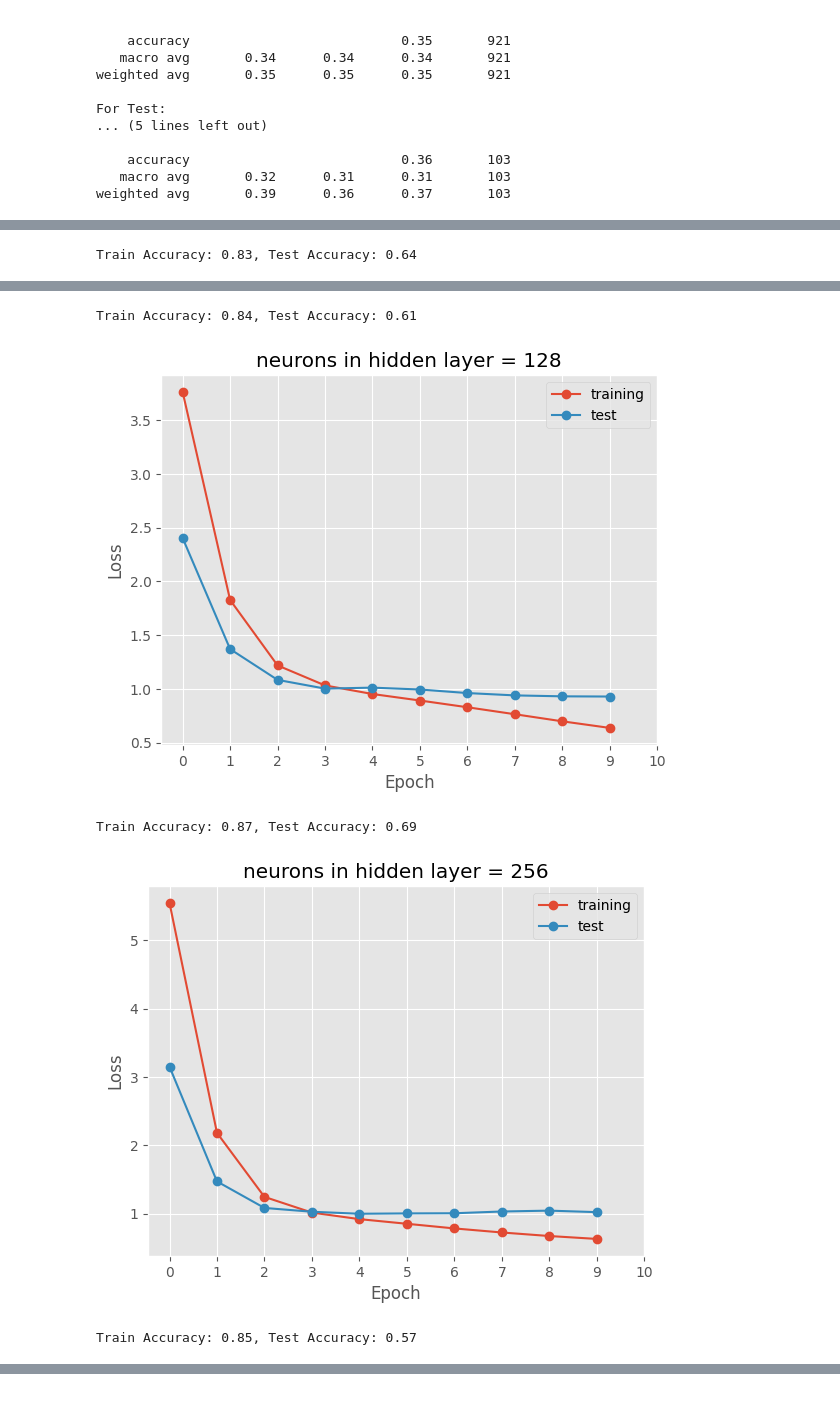
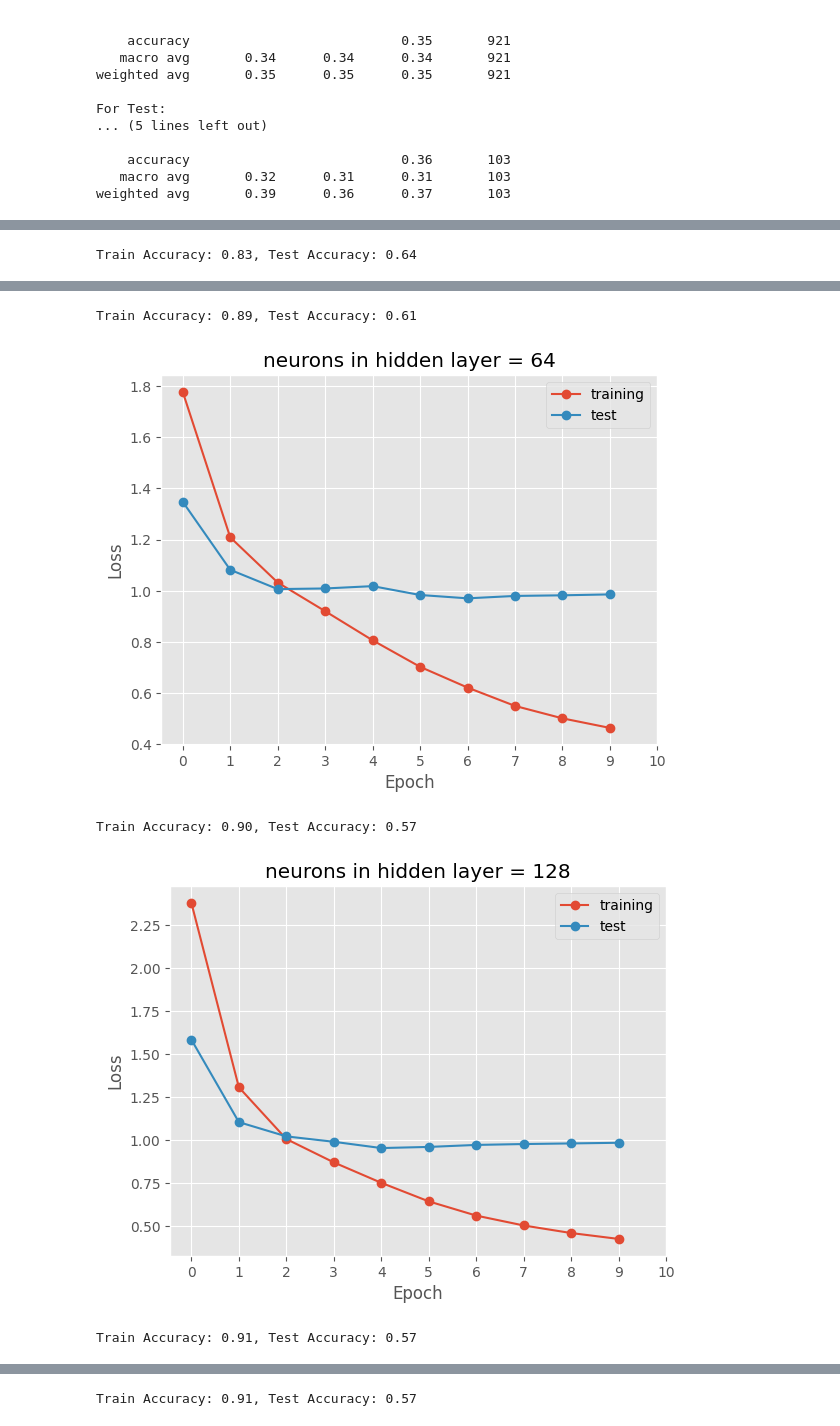
Before and after one commit to AnishD11/Sentiment-Analysis-of-Climate-Headlines, a Jupyter notebook: climate_headline.ipynb, the cells around one changed output, grey strips where cells are left out. Drawn from its saved outputs; the diff is of its cells as text; code cells hidden in the pictures.

```diff
--- a/climate_headline.ipynb
+++ b/climate_headline.ipynb
@@ -463,19 +478,19 @@ weighted avg       0.39      0.36      0.37       103
 # %%
-#Constructing Tokenizer class
-t = Tokenizer() #Tokenizer class constructor for training documents
+# constructing Tokenizer class for training documents
+t = Tokenizer()
 
-#Fitting Tokenizer to the train data
+# fit the Tokenizer to the training data to build the vocabulary
 t.fit_on_texts(x_train)
 
+# a function to tokenize and pad the data
 def pad_data(sequences, max_length):
-
-  # Integer encode the documents
-  encoded_docs = t.texts_to_sequences(sequences)
-  # Pad documents to a max length of 65 words)
-  padded_data = pad_sequences(encoded_docs, maxlen=max_length, padding='post')
+  encoded_docs = t.texts_to_sequences(sequences) # convert words to integer tokens
+  padded_data = pad_sequences(encoded_docs, maxlen=max_length, padding='post') # pad sequences of integer tokens
   return padded_data
 
-x_train_padded = pad_data(x_train, 70)
-x_test_padded = pad_data(x_test, 70)
+# aplly tokenization and padding
+# max length is chosen cosidering the text length disitribution and model's performance
+x_train_padded = pad_data(x_train, 40)
+x_test_padded = pad_data(x_test, 40)
 print(x_train_padded)
 # %% [output]
@@ -498,6 +514,5 @@ The training set vocab size is 1386
 # %%
 def build_model(vocab_size, embedding_dim, neuron, lambda_val):
-    keras.backend.clear_session()
     keras.utils.set_random_seed(0)
 
     model = Sequential([
@@ -507,7 +522,7 @@ def build_model(vocab_size, embedding_dim, neuron, lambda_val):
         Dense(units=3, activation='linear')
     ])
 
-    # Compile the model
+    # compile the model
     model.compile(
         loss=keras.losses.SparseCategoricalCrossentropy(from_logits=True),
         metrics=['accuracy'],
@@ -527,11 +543,11 @@ def plot_history(history, parameter, title):
   plt.show()
 # %%
 #Trying different neuron numbers in the hidden layer
-neuronsss = [16, 32, 64, 128, 256]
-embedding_dim = 10
+neuronsss = [8, 16, 32, 64, 128, 256]
+embedding_dim = 30
 epochs = 10
 for neuron in neuronsss:
-   model = build_model(vocab_size, embedding_dim, neuron,0.02)
+   model = build_model(vocab_size, embedding_dim, neuron,0.01)
    history = model.fit(x_train_padded, y_train, validation_data=(x_test_padded, y_test), epochs=epochs, verbose=0)
    history = pd.DataFrame(history.history)
    plot_history(history,neuron,'neurons in hidden layer')
@@ -548,5 +564,5 @@ Train Accuracy: 0.83, Test Accuracy: 0.64
-Train Accuracy: 0.84, Test Accuracy: 0.61
+Train Accuracy: 0.89, Test Accuracy: 0.61
-[figure, old version]
+[figure, new version]
-Train Accuracy: 0.87, Test Accuracy: 0.69
+Train Accuracy: 0.90, Test Accuracy: 0.57
-[figure, old version]
+[figure, new version]
-Train Accuracy: 0.85, Test Accuracy: 0.57
+Train Accuracy: 0.91, Test Accuracy: 0.57
@@ -553,2 +570,3 @@ Train Accuracy: 0.85, Test Accuracy: 0.57
+Train Accuracy: 0.91, Test Accuracy: 0.57
 # %%
 #Trying different embedding dimensions
```
Also changed, not shown: parts of 20 cells of this notebook.
